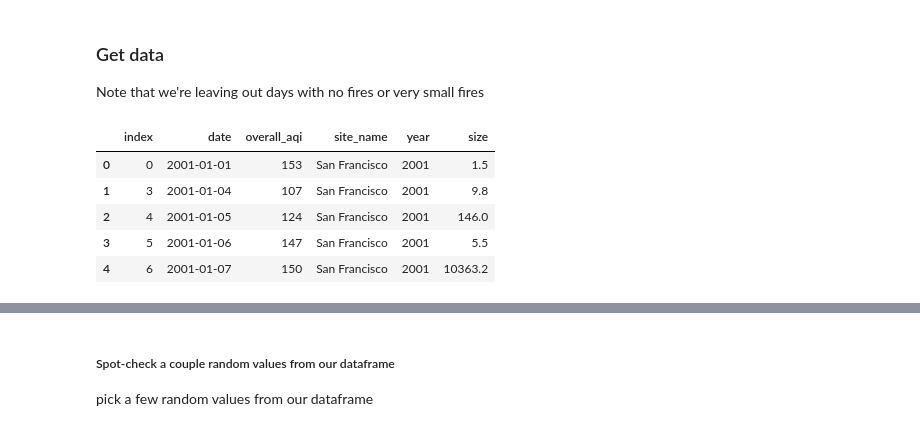
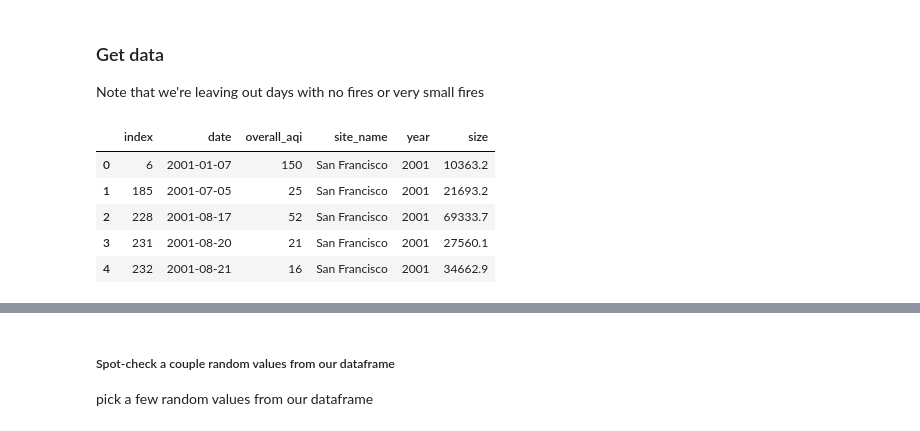
Before and after one commit to narnaoot/CanWildfirePredictAirQuality, a Jupyter notebook: machine_learning_v2.ipynb, the cells around one changed output, grey strips where cells are left out. Cells and saved outputs as stored; diff of their text form; code cells hidden in the pictures.

```diff
--- a/machine_learning_v2.ipynb
+++ b/machine_learning_v2.ipynb
@@ -21,15 +21,15 @@ Note that we're leaving out days with no fires or very small fires
 # %%
 # Read data into a dataframe & take a look
 
-data = pd.read_sql("select * from acres_and_air_data where size > 1", con=engine)
+data = pd.read_sql("select * from acres_and_air_data where size > 10000", con=engine)
 data.head()
 # %% [output]
 |  | index | date | overall_aqi | site_name | year | size |
-| 0 | 0 | 2001-01-01 | 153 | San Francisco | 2001 | 1.5 |
-| 1 | 3 | 2001-01-04 | 107 | San Francisco | 2001 | 9.8 |
-| 2 | 4 | 2001-01-05 | 124 | San Francisco | 2001 | 146.0 |
-| 3 | 5 | 2001-01-06 | 147 | San Francisco | 2001 | 5.5 |
-| 4 | 6 | 2001-01-07 | 150 | San Francisco | 2001 | 10363.2 |
+| 0 | 6 | 2001-01-07 | 150 | San Francisco | 2001 | 10363.2 |
+| 1 | 185 | 2001-07-05 | 25 | San Francisco | 2001 | 21693.2 |
+| 2 | 228 | 2001-08-17 | 52 | San Francisco | 2001 | 69333.7 |
+| 3 | 231 | 2001-08-20 | 21 | San Francisco | 2001 | 27560.1 |
+| 4 | 232 | 2001-08-21 | 16 | San Francisco | 2001 | 34662.9 |
 # %%
 # Drop the unnecessary columns and sort by acres
 
```
Also changed, not shown: parts of 8 cells of this notebook.
